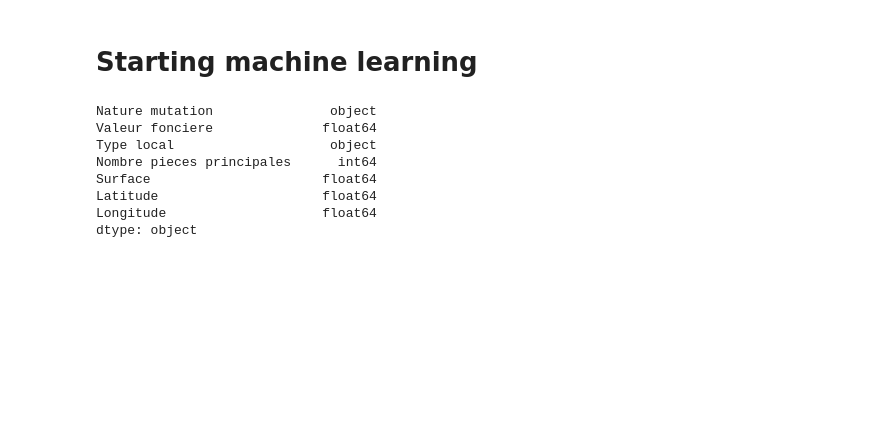
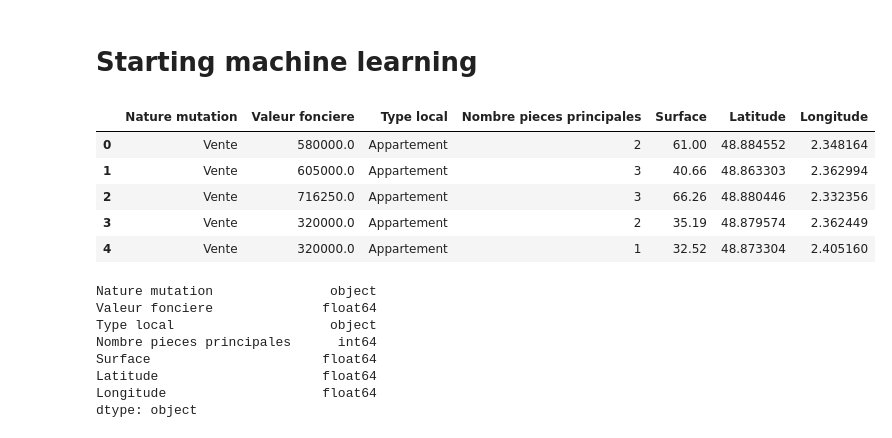
Before and after one commit to olivemarie/parimmo, a Jupyter notebook: data/Building_Model.ipynb, the cells around one changed output. Drawn from its saved outputs; the diff is of its cells as text; code cells hidden in the pictures; blank space fills up the shorter version.

```diff
--- a/data/Building_Model.ipynb
+++ b/data/Building_Model.ipynb
@@ -3,6 +3,15 @@
 # %%
 import pandas as pd
 df = pd.read_csv(r'./TempFiles/RealEstate_PARIS_FR_2022.csv')
+# %%
+df.head()
+# %% [output]
+|  | Nature mutation | Valeur fonciere | Type local | Nombre pieces principales | Surface | Latitude | Longitude |
+| 0 | Vente | 580000.0 | Appartement | 2 | 61.00 | 48.884552 | 2.348164 |
+| 1 | Vente | 605000.0 | Appartement | 3 | 40.66 | 48.863303 | 2.362994 |
+| 2 | Vente | 716250.0 | Appartement | 3 | 66.26 | 48.880446 | 2.332356 |
+| 3 | Vente | 320000.0 | Appartement | 2 | 35.19 | 48.879574 | 2.362449 |
+| 4 | Vente | 320000.0 | Appartement | 1 | 32.52 | 48.873304 | 2.405160 |
 # %%
 target_column = 'Valeur fonciere'
 X = df.drop(columns=target_column, axis=1)
```
Also changed, not shown: parts of 5 cells of this notebook, 5 other files.
